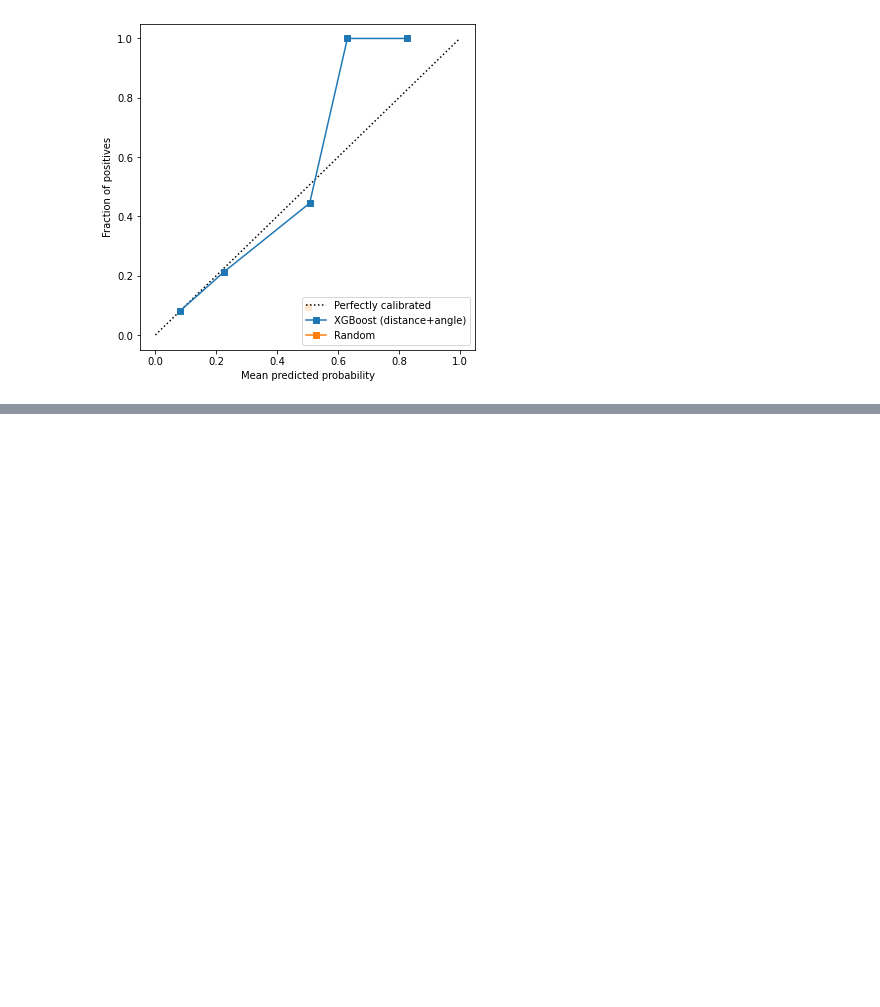
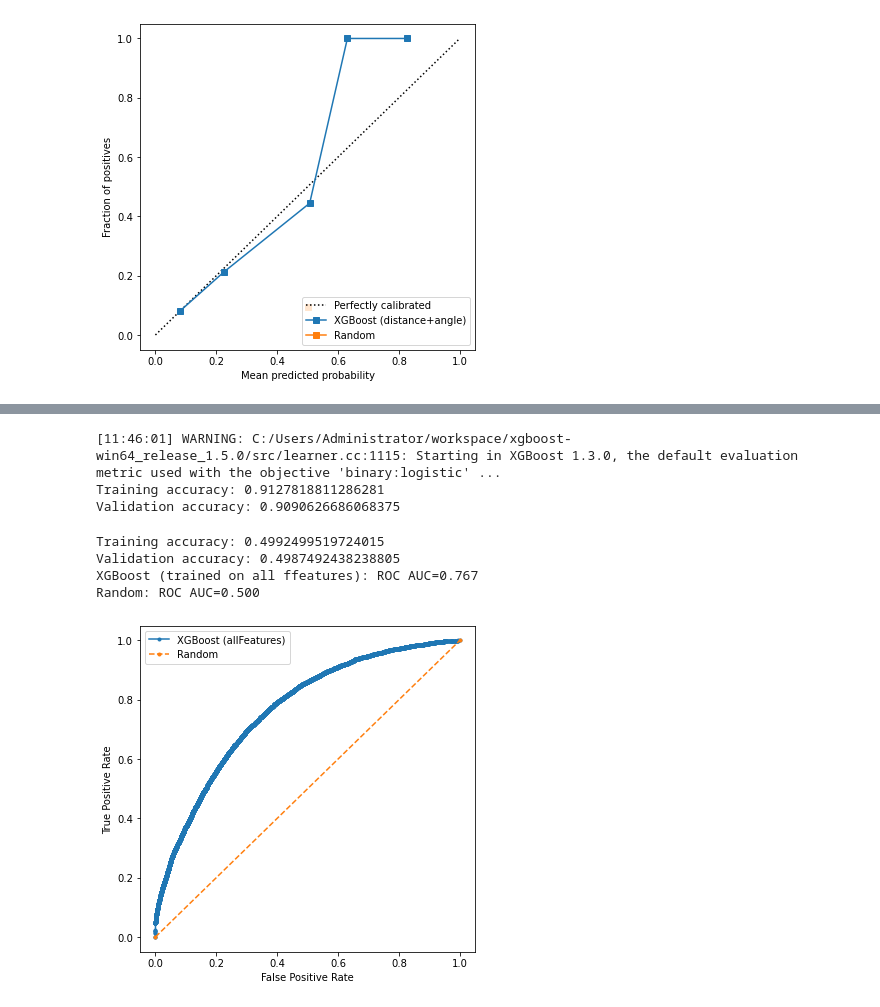
Before and after one commit to sorinmuchi/IFT6758, a Jupyter notebook: notebooks/5-AdvancedModels.ipynb, the cells around one changed output, grey strips where cells are left out. Drawn from its saved outputs; the diff is of its cells as text; code cells hidden in the pictures; blank space fills up the shorter version.

```diff
--- a/notebooks/5-AdvancedModels.ipynb
+++ b/notebooks/5-AdvancedModels.ipynb
@@ -188,0 +283,63 @@ plt.show()
+# %%
+X = Frame.drop('Goal', 1)
+y = Frame['Goal'].to_numpy()
+X_trainXG_All, X_valXG_All, y_trainXG_All, y_valXG_All = train_test_split(X, y, test_size=0.2, random_state=0)
+# %%
+### XGBoost using all features only encoding  ###
+
+X_train1XG_All = X_trainXG_All.to_numpy().reshape(-1, len(X_trainXG_All.columns))
+X_val1XG_All = X_valXG_All.to_numpy().reshape(-1, len(X_trainXG_All.columns))
+
+xgb_clf2 = XGBClassifier().fit(X_train1XG_All, y_trainXG_All)
+
+train_score1 = xgb_clf2.score(X_train1XG_All, y_trainXG_All)
+val_score1 = xgb_clf2.score(X_val1XG_All, y_valXG_All)
+
+print(f'Training accuracy: {train_score1}')
+print(f'Validation accuracy: {val_score1}')
+# %% [output]
+[11:46:01] WARNING: C:/Users/Administrator/workspace/xgboost-win64_release_1.5.0/src/learner.cc:1115: Starting in XGBoost 1.3.0, the default evaluation metric used with the objective 'binary:logistic' ...
+Training accuracy: 0.9127818811286281
+Validation accuracy: 0.9090626686068375
+# %%
+### ROC curve - AUC metric ###
+random_clf2 = DummyClassifier(strategy="uniform").fit(X_trainXG_All, y_trainXG_All)
+
+train_score2 = random_clf2.score(X_trainXG_All, y_trainXG_All)
+val_score2 = random_clf2.score(X_val1XG_All, y_valXG_All)
+
+print(f'Training accuracy: {train_score2}')
+print(f'Validation accuracy: {val_score2}')
+
+xgb_probs2 = xgb_clf2.predict_proba(X_val1XG_All[:, :])[:,1]
+random_probs2 = random_clf2.predict_proba(X_val1XG_All[:, :])[:,1]
+
+
+xgb_auc2 = roc_auc_score(y_val, xgb_probs2)
+random_auc2 = roc_auc_score(y_val, random_probs2)
+
+print('XGBoost (trained on all ffeatures): ROC AUC=%.3f' % (xgb_auc2))
+print('Random: ROC AUC=%.3f' % (random_auc2))
+
+xgb_fpr1, xgb_tpr1, _ = roc_curve(y_valXG_All, xgb_probs2)
+random_fpr, random_tpr, _ = roc_curve(y_valXG_All, random_probs2)
+
+plt.figure(figsize=(6, 6))
+
+plt.plot(xgb_fpr1, xgb_tpr1, marker='.', label='XGBoost (allFeatures)')
+plt.plot(random_fpr, random_tpr, linestyle='--', marker='.', label='Random')
+
+
+plt.xlabel('False Positive Rate')
+plt.ylabel('True Positive Rate')
+plt.legend()
+
+# plt.savefig('../figures/roc.png')
+
+plt.show()
+# %% [output]
+Training accuracy: 0.4992499519724015
+Validation accuracy: 0.4987492438238805
+XGBoost (trained on all ffeatures): ROC AUC=0.767
+Random: ROC AUC=0.500
+[figure, added]
```
Also changed, not shown: parts of 17 cells of this notebook, 3 other files.
